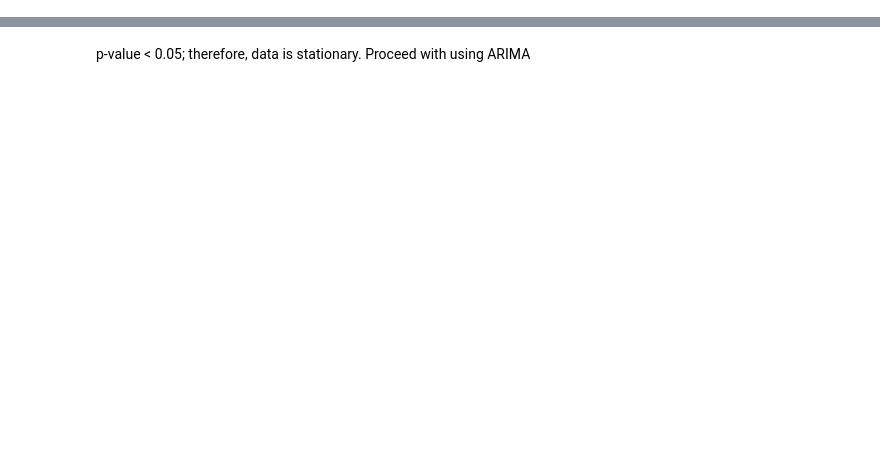
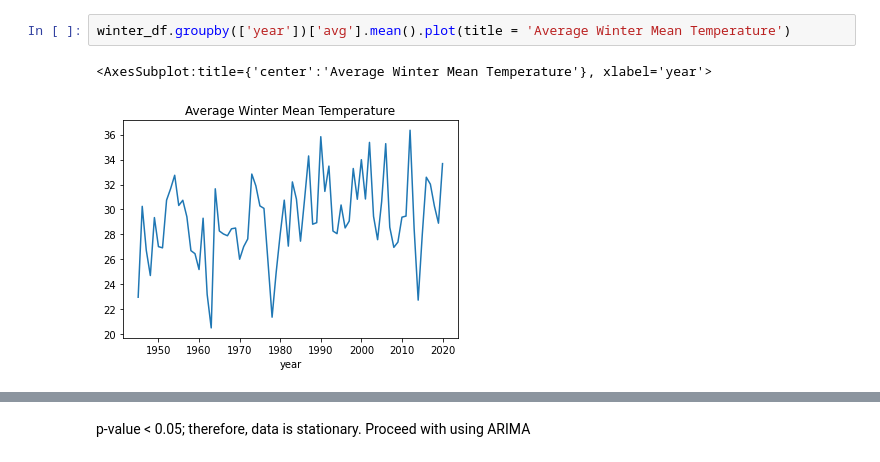
Before and after one commit to gk400/418-final-project, a Jupyter notebook: gurleen.ipynb, the cells around one changed output, grey strips where cells are left out. Saved outputs shown, nothing was run; the diff lists cells and outputs as text; blank space fills up the shorter version.

```diff
--- a/gurleen.ipynb
+++ b/gurleen.ipynb
@@ -101,0 +127,5 @@ summer_max_summary_df.to_csv('summer_max_summary')
+# %%
+winter_df.groupby(['year'])['avg'].mean().plot(title = 'Average Winter Mean Temperature')
+# %% [output]
+<AxesSubplot:title={'center':'Average Winter Mean Temperature'}, xlabel='year'>
+[figure, added]
```
Also changed, not shown: parts of 103 cells of this notebook.
